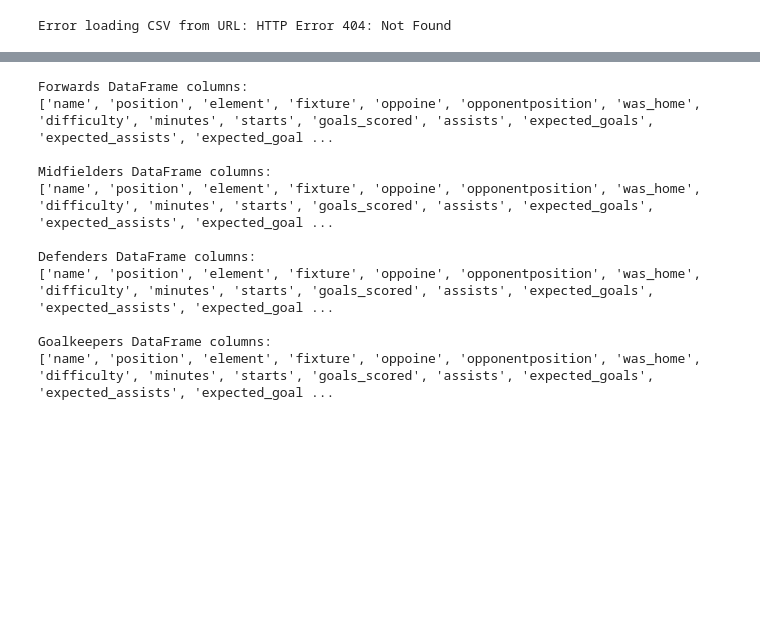
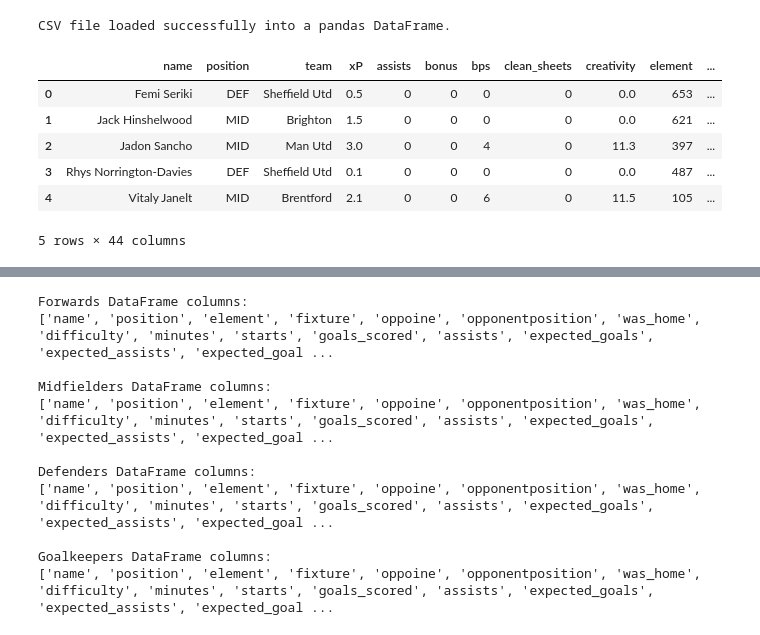
Before and after one commit to RohitDatta06/FPLpredict, a Jupyter notebook: NewDataWithoutModel.ipynb, the cells around one changed output, grey strips where cells are left out. Saved outputs shown, nothing was run; the diff lists cells and outputs as text; code cells hidden in the pictures; blank space fills up the shorter version.

```diff
--- a/NewDataWithoutModel.ipynb
+++ b/NewDataWithoutModel.ipynb
@@ -1,18 +1,24 @@
 # %%
 import pandas as pd
 
 # Replace with the raw URL of your CSV file on GitHub
 github_csv_url = 'https://raw.githubusercontent.com/RohitDatta06/FPLpredict/refs/heads/main/merged_gw%20-%20merged_gw.csv.csv?token=GHSAT0AAAAAADKDRJVP5DHVNJNQ5BHP74D22IAADNA'
 
 try:
-  #df = pd.read_csv(github_csv_url)
-  df = pd.read_csv("merged_gw - merged_gw.csv.csv")
+  df = pd.read_csv(github_csv_url)
   print("CSV file loaded successfully into a pandas DataFrame.")
   display(df.head()) # Display the first few rows of the DataFrame
 except Exception as e:
   print(f"Error loading CSV from URL: {e}")
 # %% [output]
-Error loading CSV from URL: HTTP Error 404: Not Found
+CSV file loaded successfully into a pandas DataFrame.
+|  | name | position | team | xP | assists | bonus | bps | clean_sheets | creativity | element | ... |
+| 0 | Femi Seriki | DEF | Sheffield Utd | 0.5 | 0 | 0 | 0 | 0 | 0.0 | 653 | ... |
+| 1 | Jack Hinshelwood | MID | Brighton | 1.5 | 0 | 0 | 0 | 0 | 0.0 | 621 | ... |
+| 2 | Jadon Sancho | MID | Man Utd | 3.0 | 0 | 0 | 4 | 0 | 11.3 | 397 | ... |
+| 3 | Rhys Norrington-Davies | DEF | Sheffield Utd | 0.1 | 0 | 0 | 0 | 0 | 0.0 | 487 | ... |
+| 4 | Vitaly Janelt | MID | Brentford | 2.1 | 0 | 0 | 6 | 0 | 11.5 | 105 | ... |
+5 rows × 44 columns
 # %%
 import numpy as np
 
```
Also changed, not shown: parts of 2 cells of this notebook.
